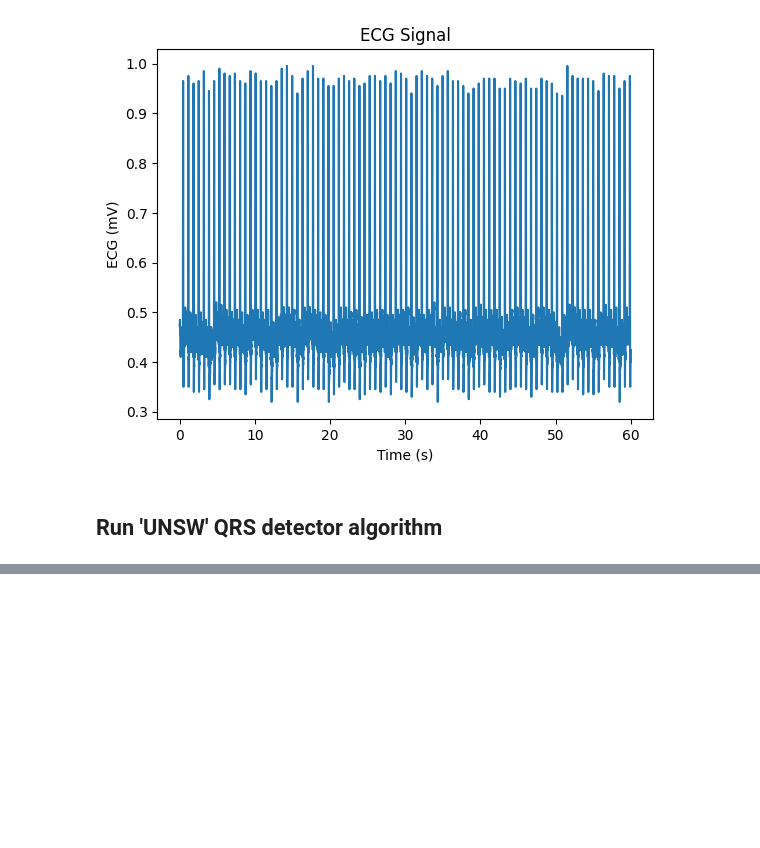
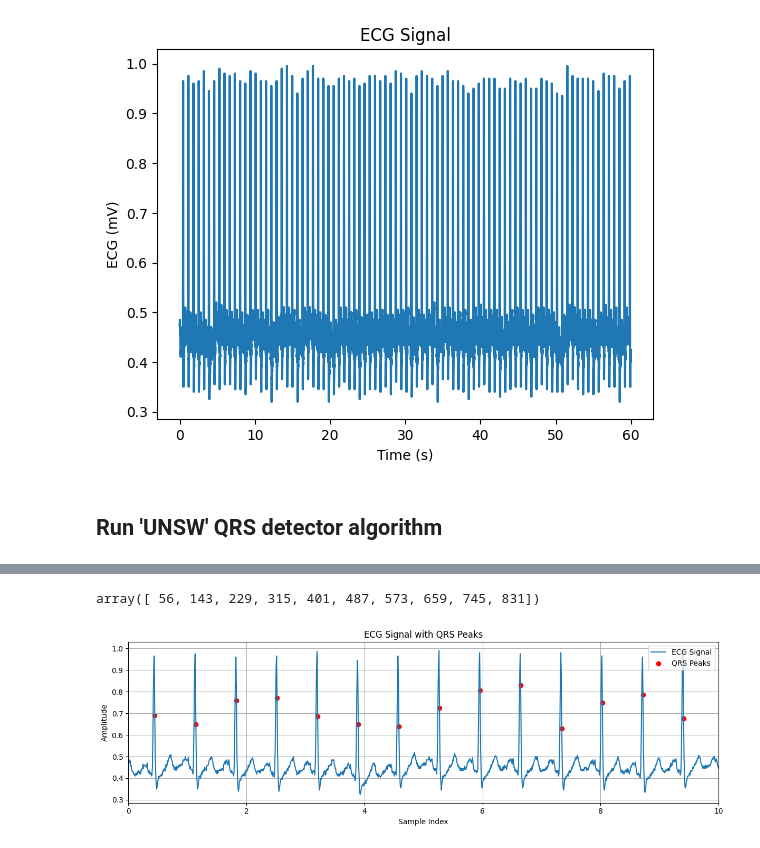
Before and after one commit to peterhcharlton/unsw_python, a Jupyter notebook: unsw_ecg_detector_example.ipynb, the cells around one changed output, grey strips where cells are left out. Drawn from its saved outputs; the diff is of its cells as text; code cells hidden in the pictures; blank space fills up the shorter version.

```diff
--- a/unsw_ecg_detector_example.ipynb
+++ b/unsw_ecg_detector_example.ipynb
@@ -47,4 +51,4 @@ plt.show()
 # %%
-unswdata = UNSW_QRSDetector(ecg_signal,fs,mask=None,isplot=False)
+unswdata = UNSW_QRSDetector(np.array(list(ecg_signal.T[0])),fs,mask=None,isplot=False)
 # %% [output]
 You have not entered a mask. Continuing without.
@@ -1392,0 +55,23 @@ def cleansignal(x,fs):
+# %%
+unswdata['qrs'][0:10]
+# %% [output]
+array([ 56, 143, 229, 315, 401, 487, 573, 659, 745, 831])
+# %%
+# Plot the ECG signal
+plt.figure(figsize=(12, 4))
+plt.plot(time, ecg_signal, label='ECG Signal')
+
+# Plot the QRS peaks
+plt.scatter(time[unswdata['qrs']], ecg_signal[unswdata['qrs']], color='red', label='QRS Peaks')
+
+# Add labels and legend
+plt.title('ECG Signal with QRS Peaks')
+plt.xlabel('Sample Index')
+plt.ylabel('Amplitude')
+plt.legend()
+plt.grid(True)
+plt.tight_layout()
+plt.xlim([0, 10])
+plt.show()
+# %% [output]
+[figure, added]
```
Also changed, not shown: parts of 10 cells of this notebook, 5 other files.
